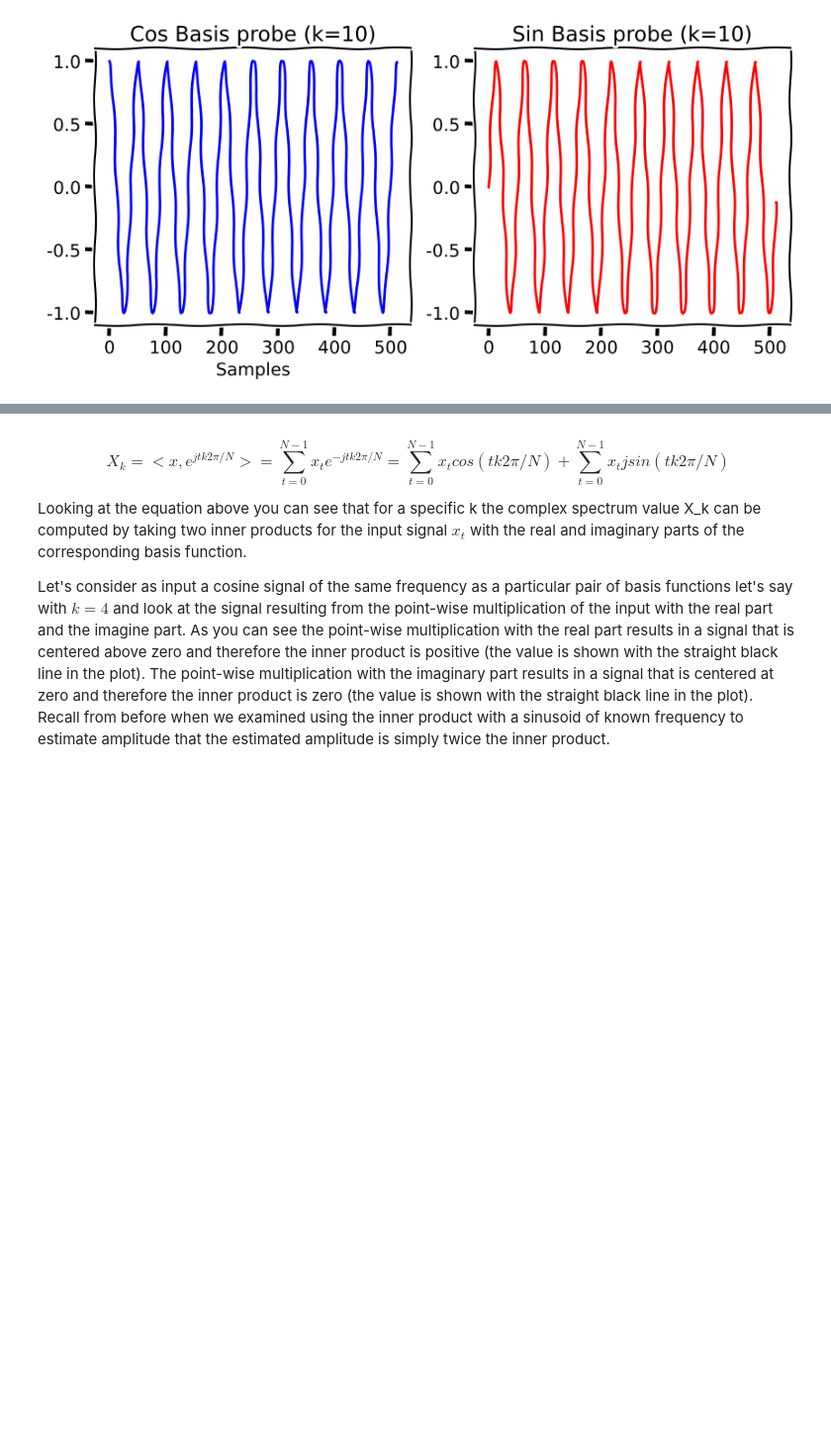
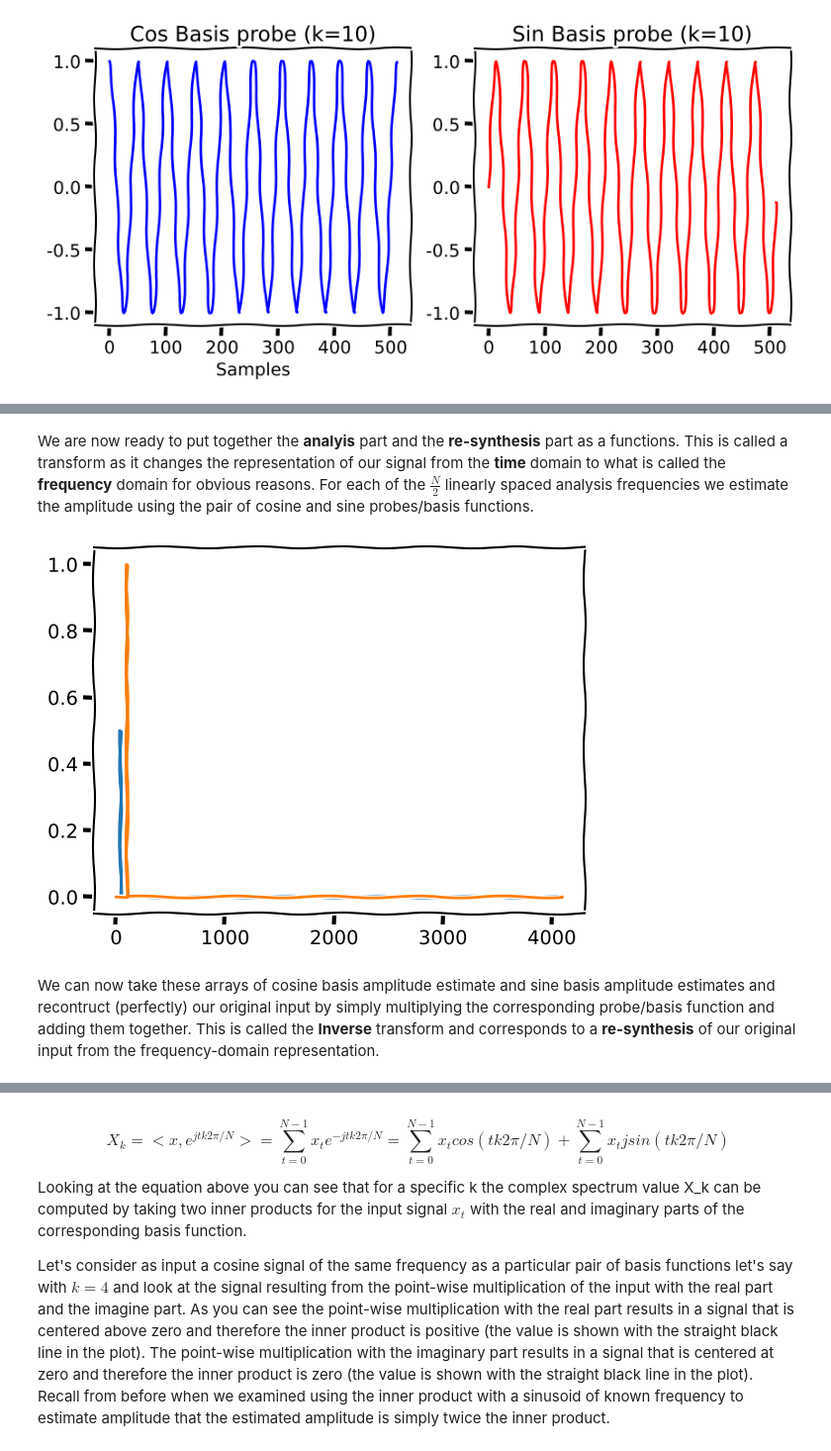
Before and after one commit to gtzan/synthesizers_cs_perspective, a Jupyter notebook: Explaining_the_DFT_a_music_perspective_part4.ipynb, the cells around one changed output, grey strips where cells are left out. Shown at 99% size. Cells and saved outputs as stored; diff of their text form; code cells hidden in the pictures; blank space fills up the shorter version.

```diff
--- a/Explaining_the_DFT_a_music_perspective_part4.ipynb
+++ b/Explaining_the_DFT_a_music_perspective_part4.ipynb
@@ -255,0 +265,18 @@ plot_basis(t, cos_basis, sin_basis,k)
+# %%
+N = 4098
+srate = 22050
+t = np.arange(0,N)
+
+k = 3
+another_basis = np.cos(k*t*2*np.pi/N)
+
+# basis cos and sin probe/basis functions for k=40, 100
+k = 40
+cos_basis = np.cos(k*t*2*np.pi/N)
+
+k = 100
+sin_basis = np.sin(k*t*2*np.pi/N)
+audio = np.hstack(( 0.5 * cos_basis, sin_basis, sin_basis,  cos_basis))
+
+# Sequential playback
+ipd.Audio(audio, rate=srate)
@@ -255,0 +304,3 @@ plot_basis(t, cos_basis, sin_basis,k)
+# %%
+audio = 0.5 * cos_basis + 1.0 * sin_basis + 0 * another_basis
+ipd.Audio(audio, rate=srate)
@@ -255,0 +309,24 @@ plot_basis(t, cos_basis, sin_basis,k)
+# %% [markdown]
+We are now ready to put together the **analyis** part and the **re-synthesis** part as a functions. This is called a transform as it changes the representation of our signal from the **time** domain to what is called the **frequency** domain for obvious reasons. For each of the $\frac{N}{2}$ linearly spaced analysis frequencies we estimate the amplitude using the pair of cosine and sine probes/basis functions.
+# %%
+# FORWARD PROBE TRANFORM
+
+cos_amplitudes = np.zeros(N)
+sin_amplitudes = np.zeros(N)
+cos_basis = np.zeros(N)
+sin_basis = np.zeros(N)
+
+for k in range(0, N//2):
+  t = np.arange(0,N)
+  cos_basis = np.cos(k*t*2*np.pi/N)
+  sin_basis = np.sin(k*t*2*np.pi/N)
+  cos_amplitudes[k] = dot_amplitude(audio, cos_basis)
+  sin_amplitudes[k] = dot_amplitude(audio, sin_basis)
+
+plt.plot(cos_amplitudes)
+plt.plot(sin_amplitudes)
+plt.show()
+# %% [output]
+[figure, added]
+# %% [markdown]
+We can now take these arrays of cosine basis amplitude estimate and sine basis amplitude estimates and recontruct (perfectly) our original input by simply multiplying the corresponding probe/basis function and adding them together. This is called the **Inverse** transform and corresponds to a **re-synthesis** of our original input from the frequency-domain representation.
```
Also changed, not shown: parts of 25 cells of this notebook.
